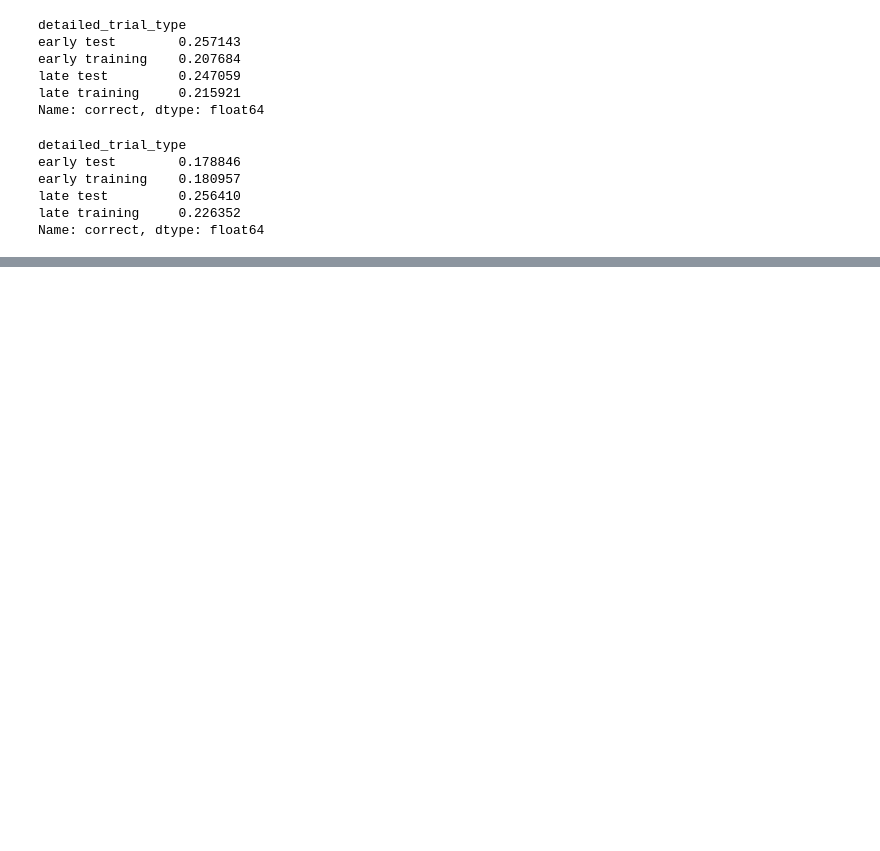
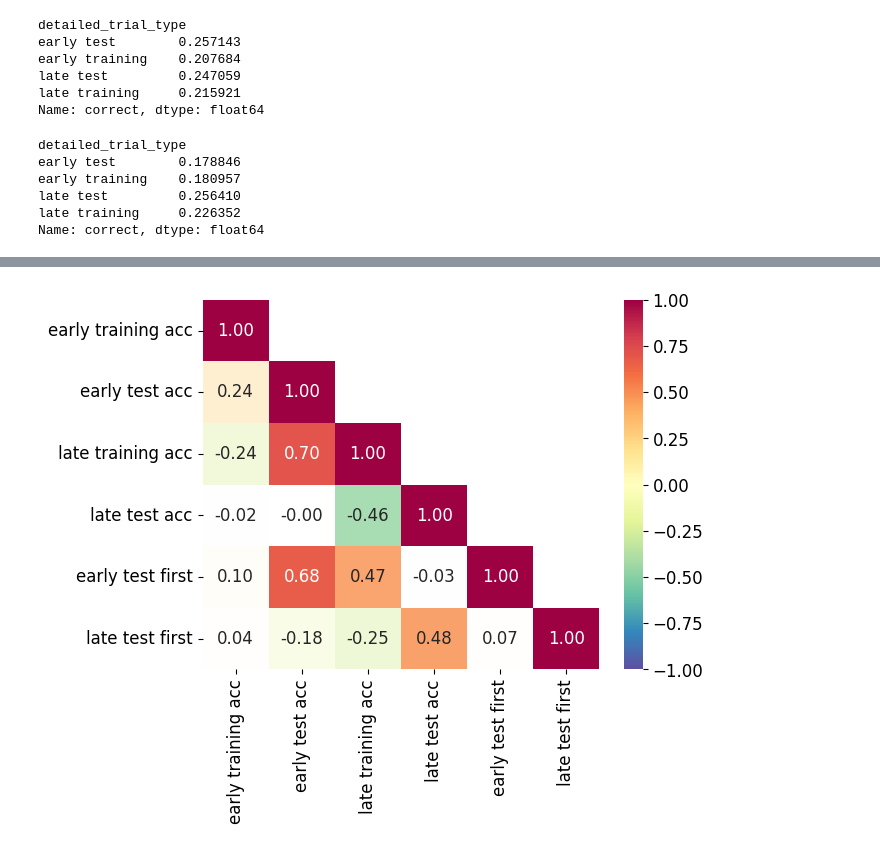
Before and after one commit to SSchwoebel/TMaze, a Jupyter notebook: cie_task/1_preprocessing.ipynb, the cells around one changed output, grey strips where cells are left out. Cells and saved outputs as stored; diff of their text form; code cells hidden in the pictures; blank space fills up the shorter version.

Commit message:
added full group correlations

```diff
--- a/cie_task/1_preprocessing.ipynb
+++ b/cie_task/1_preprocessing.ipynb
@@ -462,3 +460,17 @@ early training    0.180957
 late test         0.256410
 late training     0.226352
 Name: correct, dtype: float64
+# %%
+all_early_test_accuracy = plot_df[plot_df["trial_type"]=="early test"].groupby(["animal"])["correct"].mean().values
+all_late_test_accuracy = plot_df[plot_df["trial_type"]=="late test"].groupby(["animal"])["correct"].mean().values
+all_early_training_accuracy = plot_df[plot_df["detailed_trial_type"]=="early training"].groupby(["animal"])["correct"].mean().values
+all_late_training_accuracy = plot_df[plot_df["detailed_trial_type"]=="late training"].groupby(["animal"])["correct"].mean().values
+all_early_test_first_choice = plot_df[plot_df["trial"]==75].groupby(["animal"])["correct"].mean().values
+all_late_test_first_choice = plot_df[plot_df["trial"]==155].groupby(["animal"])["correct"].mean().values
+# %%
+all_dict = {"early training acc": all_early_training_accuracy, "early test acc": all_early_test_accuracy,
+                "late training acc": all_late_training_accuracy, "late test acc": all_late_test_accuracy,
+                "early test first": all_early_test_first_choice, "late test first": all_late_test_first_choice,
+                }#"dec temp": all_dec_temp, "hab tend": all_hab_tend}
+
+all_df = pd.DataFrame(all_dict)
@@ -464,0 +487,4 @@ Name: correct, dtype: float64
+# %%
+iu.plot_correlations(all_df, x_vars_of_interest, y_vars_of_interest)
+# %% [output]
+[figure, added]
```
Also changed, not shown: parts of 10 cells of this notebook, 8 other files.
